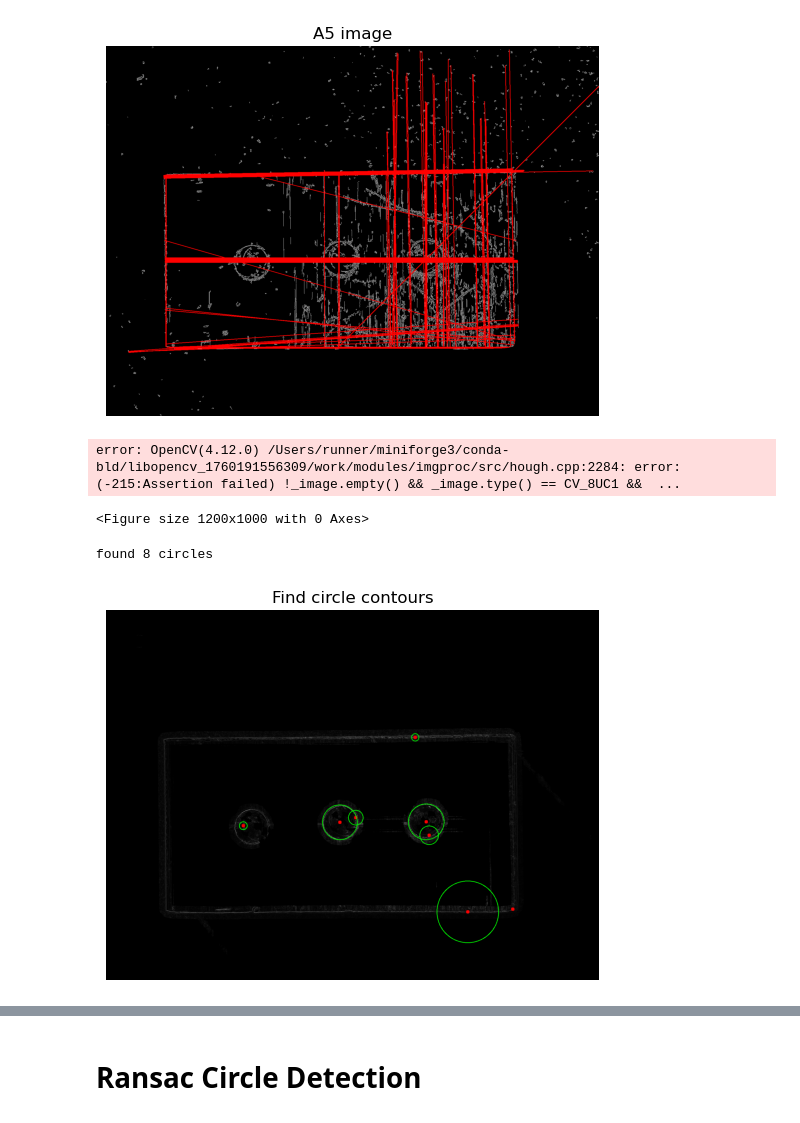
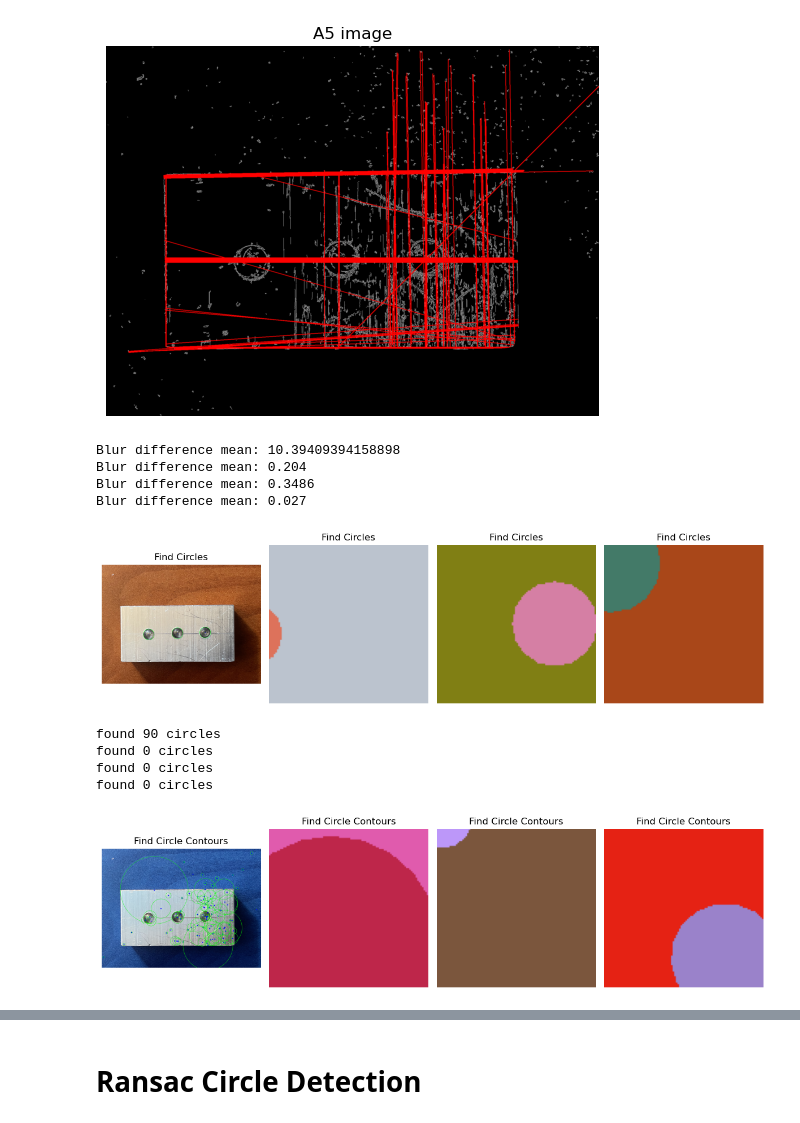
Before and after one commit to Zack-szh/CV-Based-Geometric-Dimensioning-Tolerancing, a Jupyter notebook: testing.ipynb, the cells around one changed output, grey strips where cells are left out. Saved outputs shown, nothing was run; the diff lists cells and outputs as text; code cells hidden in the pictures.

Commit message:
compartmentalized detection code, refined line detection, added multiple modalities for circle detection

```diff
--- a/testing.ipynb
+++ b/testing.ipynb
@@ -92,6 +92,16 @@ show_edge_results(img_BGR, edges, Ix, Iy)
 [figure]
 # %% [markdown]
 # Test Edge Detection on Physical Parts
+# %%
+def preprocess(img):
+    # crop img
+    H,W = img.shape[0:2]
+    Z = 4   # zoom factor
+    Zh = Z//2
+    img = img[H*(Zh-1)//Z : H*(Zh+1)//Z , W*(Zh-1)//Z : W*(Zh+1)//Z]
+    # convert to RGB
+    img = main.cv2.cvtColor(img, main.cv2.COLOR_BGR2RGB)
+    return img
 # %%
 img_path = os.path.join(base_path, "data", "physical parts", "Basic II base part.jpg")
 
@@ -201,13 +212,19 @@ detection.display_single_image(found_lines_A5, "A5 image")
 # %%
 
 
-detection.subsample_technique(detection.DETECTION.CIRCLE, "Find Circles", lambda img: detection.find_circles(img, blur=True, thresh=40), 0)
+detection.subsample_technique(detection.DETECTION.CIRCLE, "Find Circles", lambda img: detection.find_circles(preprocess(img), blur=True, thresh=60))
 # %% [output]
-error: OpenCV(4.12.0) /Users/runner/miniforge3/conda-bld/libopencv_1760191556309/work/modules/imgproc/src/hough.cpp:2284: error: (-215:Assertion failed) !_image.empty() && _image.type() == CV_8UC1 &&  ...
+Blur difference mean: 10.39409394158898
+Blur difference mean: 0.204
+Blur difference mean: 0.3486
+Blur difference mean: 0.027
-<Figure size 1200x1000 with 0 Axes>
+[figure, added]
 # %%
-found_circles_CT = find_circles_contours(input, filter=60)
-showImage(found_circles_CT, ttl="Find circle contours")
+
+detection.subsample_technique(detection.DETECTION.CIRCLE, "Find Circle Contours", lambda img: detection.find_circles_contours(preprocess(img), filter=60))
 # %% [output]
-found 8 circles
+found 90 circles
+found 0 circles
+found 0 circles
+found 0 circles
-[figure, old version]
+[figure, new version]
```
Also changed, not shown: parts of 9 cells of this notebook, 1 other file.
